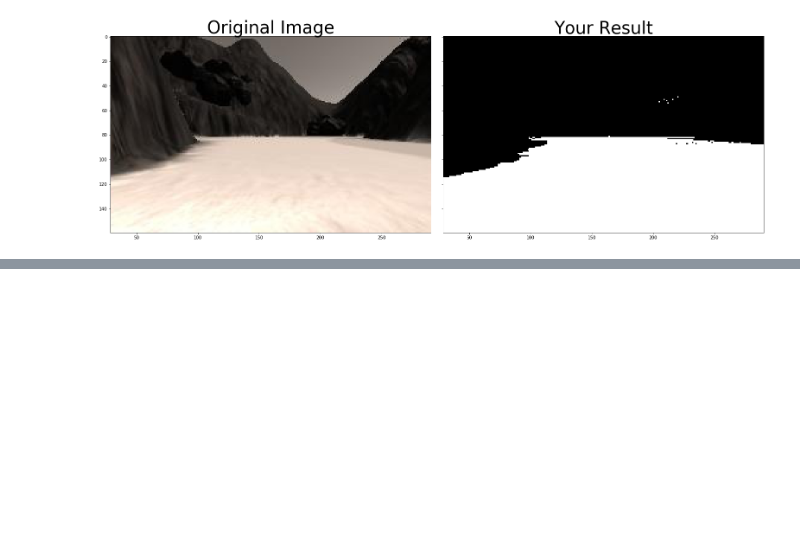
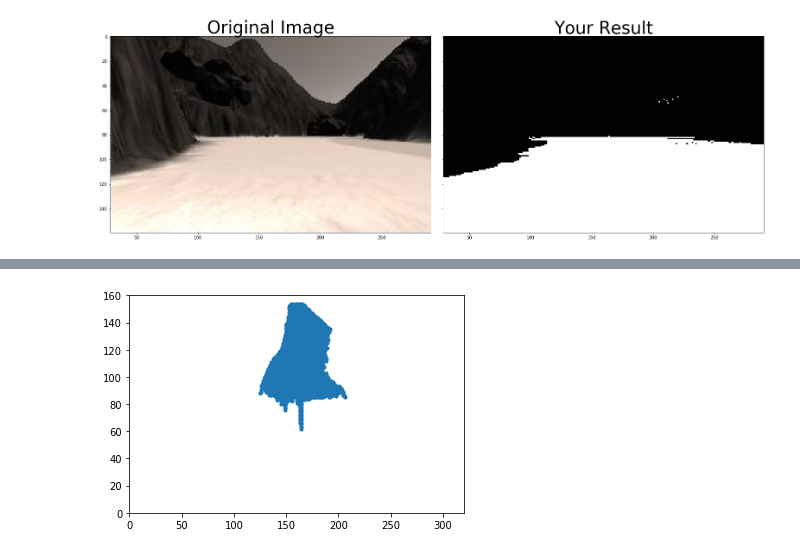
Before and after one commit to abarekatain/RoboND_Coursework, a Jupyter notebook: RoboND-Rover-Project/my_playground/Rover_Project_Playground.ipynb, the cells around one changed output, grey strips where cells are left out. Saved outputs shown, nothing was run; the diff lists cells and outputs as text; code cells hidden in the pictures; blank space fills up the shorter version.

```diff
--- a/RoboND-Rover-Project/my_playground/Rover_Project_Playground.ipynb
+++ b/RoboND-Rover-Project/my_playground/Rover_Project_Playground.ipynb
@@ -97,0 +152,8 @@ plt.show()
+# %%
+ypos, xpos = colorsel.nonzero()
+plt.plot(xpos, ypos, '.')
+plt.xlim(0, 320)
+plt.ylim(0, 160)
+plt.show()
+# %% [output]
+[figure, added]
```
Also changed, not shown: parts of 6 cells of this notebook, 1 other file.
